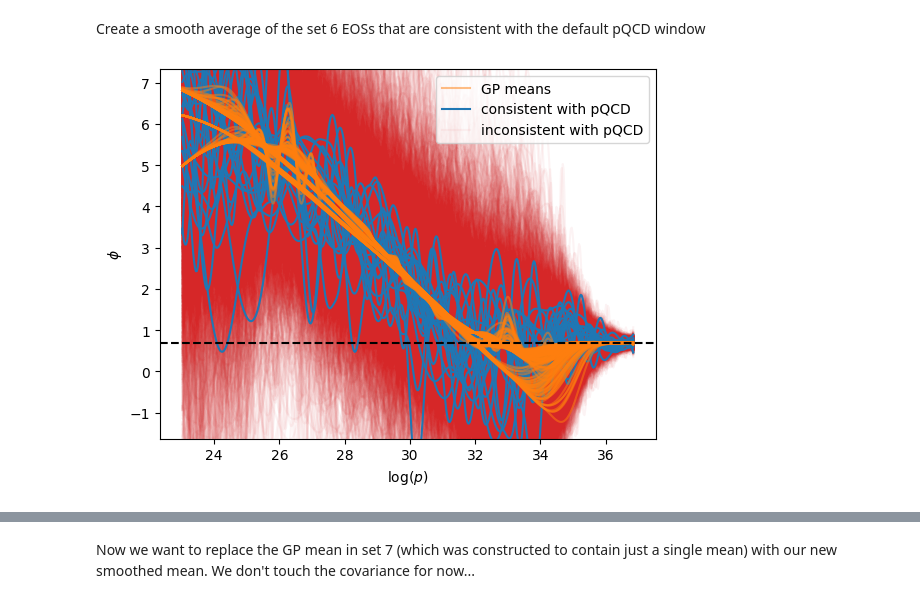
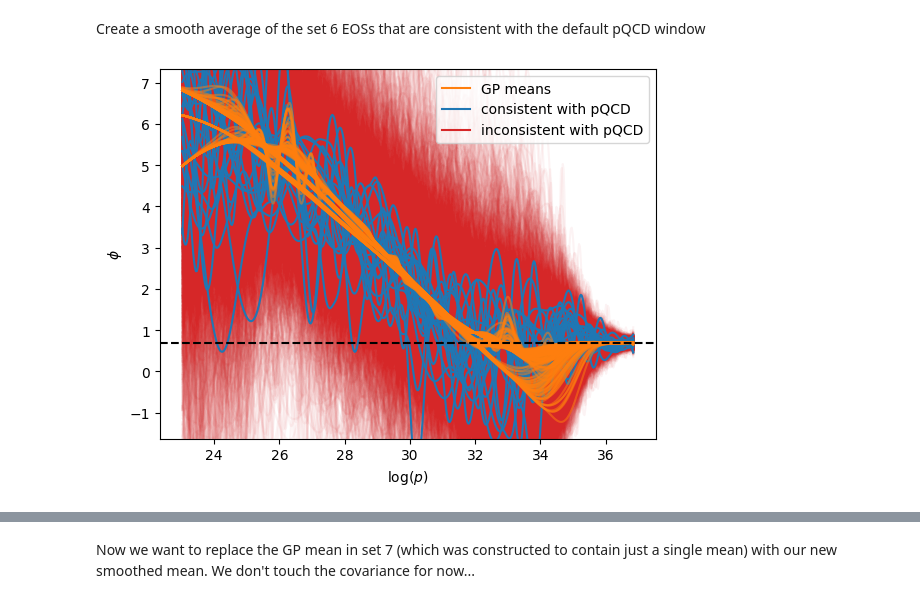
Before and after one commit to eliotfinch/pqcd, a Jupyter notebook: notebooks/modify_gp_mean.ipynb, the cells around one changed output, grey strips where cells are left out. Cells and saved outputs as stored; diff of their text form; code cells hidden in the pictures.

```diff
--- a/notebooks/modify_gp_mean.ipynb
+++ b/notebooks/modify_gp_mean.ipynb
@@ -100,34 +100,34 @@ for variety in ['had', 'hyp', 'qrk']:
         gp = pd.read_csv(
             f'../data/eos-draws-modified/{set:02}/{variety}agn/DRAWmod1000-{int(n/1000):06}/draw-gpr_{variety}agn-{n:06}.csv', comment='#'
             )
 
         if consistent:
             consistent_phi_arrays.append(gp['phi'].values)
             consistent_logp_arrays.append(gp['log(pressurec2)'].values)
 
         ax.plot(
             gp['log(pressurec2)'],
             gp['phi'],
             color=c,
             alpha=alpha,
             zorder=zorder
         )
 
 ax.set_xlim(xlim)
 ax.set_ylim(ylim)
 
 labels = ['GP means', 'consistent with pQCD', 'inconsistent with pQCD']
 handles = [
-    plt.Line2D([0], [0], color='C1', alpha=0.5),
-    plt.Line2D([0], [0], color='C0', alpha=1),
-    plt.Line2D([0], [0], color='C3', alpha=0.05)
+    plt.Line2D([0], [0], color='C1'),
+    plt.Line2D([0], [0], color='C0'),
+    plt.Line2D([0], [0], color='C3')
     ]
 
 ax.legend(handles, labels, loc='upper right')
 
 ax.axhline(np.log(2), c='k', ls='--', zorder=10)
 
 ax.set_xlabel(r'$\log(p)$')
 _ = ax.set_ylabel(r'$\phi$')
 # %% [output]
-[figure, old version]
+[figure, new version]
```
Also changed, not shown: parts of 10 cells of this notebook.
